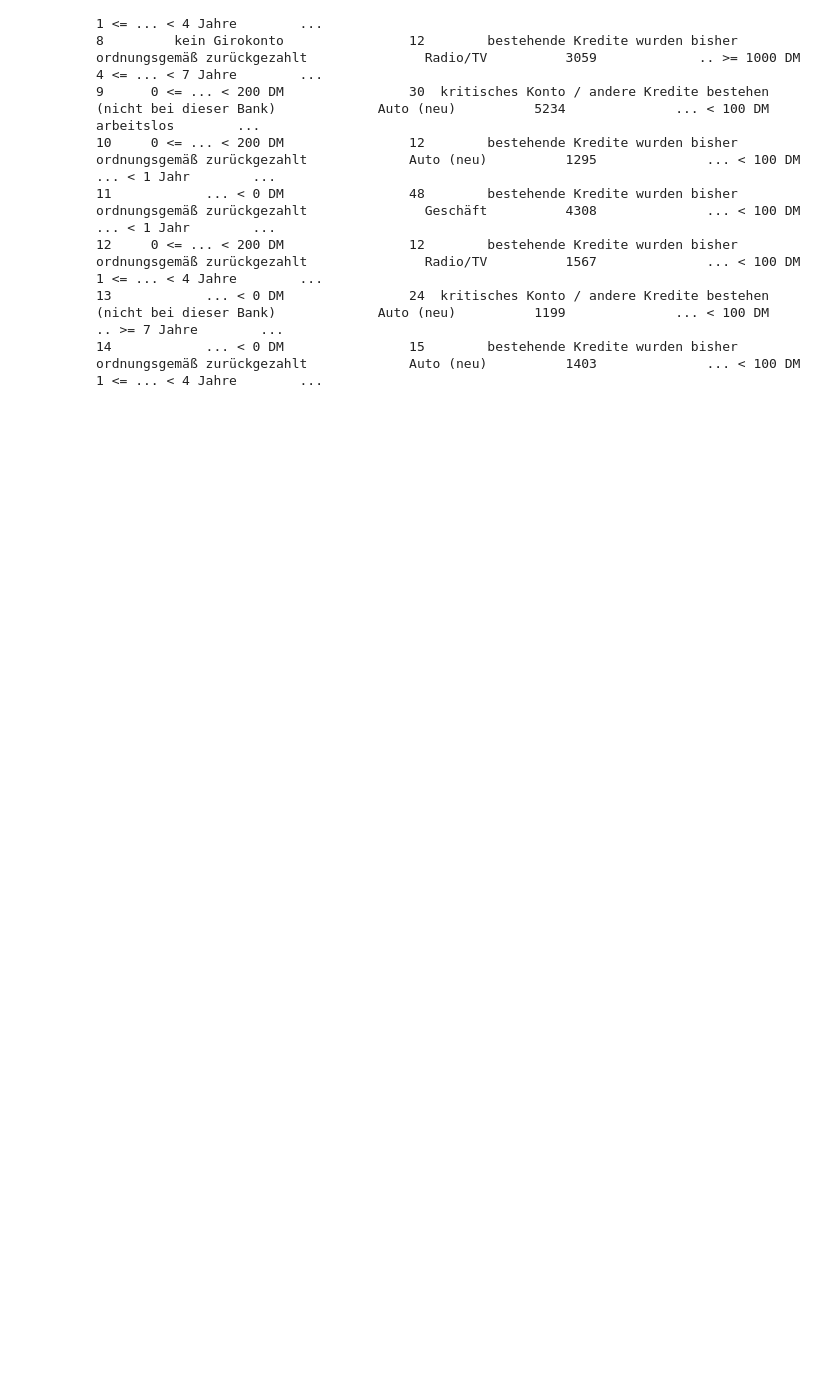
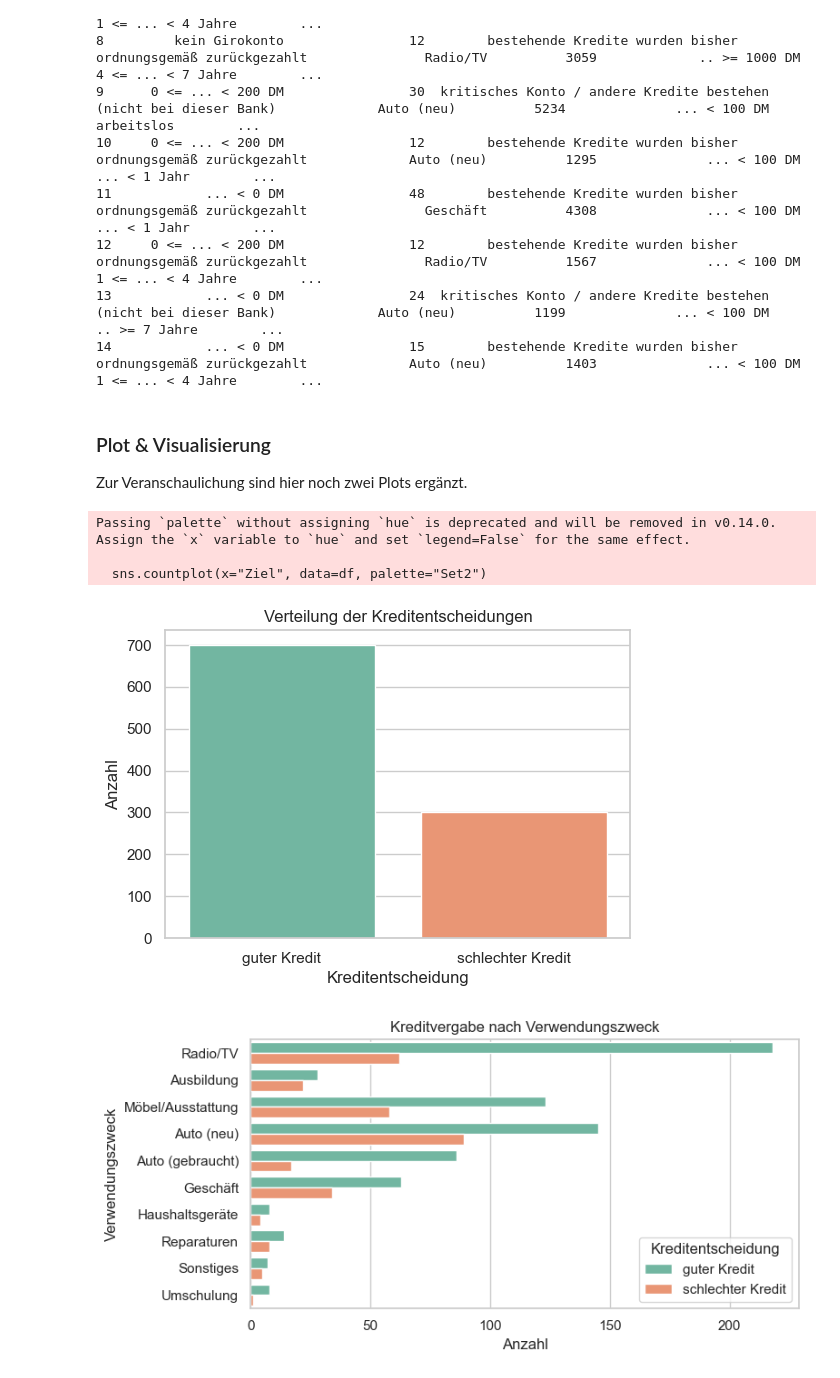
Before and after one commit to PyJonny22/Masterarbeit_Guetekriterien-sichere-und-interpetierbare-Hochrisiko-KI-Systeme, a Jupyter notebook: notebooks/German Credit Data Lesbar.ipynb, the cells around one changed output. Drawn from its saved outputs; the diff is of its cells as text; code cells hidden in the pictures; blank space fills up the shorter version.

Commit message:
datensatz

```diff
--- a/notebooks/German Credit Data Lesbar.ipynb
+++ b/notebooks/German Credit Data Lesbar.ipynb
@@ -242,0 +237,37 @@ df["credit_risk"].value_counts().plot(kind="bar", title="Verteilung der Krediten
+# %% [markdown]
+### Plot & Visualisierung
+Zur Veranschaulichung sind hier noch zwei Plots ergänzt.
+# %%
+# --- Visuelle Darstellung des decodierten German Credit Datensatzes ---
+df = pd.read_csv("C:/Users/JonasNiehus/Documents/Masterarbeit/Evaluation/Datensatz/german_readable.csv")
+
+import matplotlib.pyplot as plt
+import seaborn as sns
+
+# Stil anpassen (für Masterarbeit/GitHub)
+sns.set(style="whitegrid", context="notebook")
+
+# Verteilung der Kreditentscheidungen
+plt.figure(figsize=(6, 4))
+sns.countplot(x="Ziel", data=df, palette="Set2")
+plt.title("Verteilung der Kreditentscheidungen")
+plt.xlabel("Kreditentscheidung")
+plt.ylabel("Anzahl")
+plt.show()
+
+# Beispiel für eine kategoriale Variable (z. B. Zweck des Kredits)
+if "Kreditverwendungszweck" in df.columns:
+    plt.figure(figsize=(8, 4))
+    sns.countplot(y="Kreditverwendungszweck", data=df, hue="Ziel", palette="Set2")
+    plt.title("Kreditvergabe nach Verwendungszweck")
+    plt.xlabel("Anzahl")
+    plt.ylabel("Verwendungszweck")
+    plt.legend(title="Kreditentscheidung")
+    plt.tight_layout()
+    plt.show()
+# %% [output]
+Passing `palette` without assigning `hue` is deprecated and will be removed in v0.14.0. Assign the `x` variable to `hue` and set `legend=False` for the same effect.
+
+  sns.countplot(x="Ziel", data=df, palette="Set2")
+[figure, added]
+[figure, added]
```
Also changed, not shown: parts of 2 cells of this notebook.
